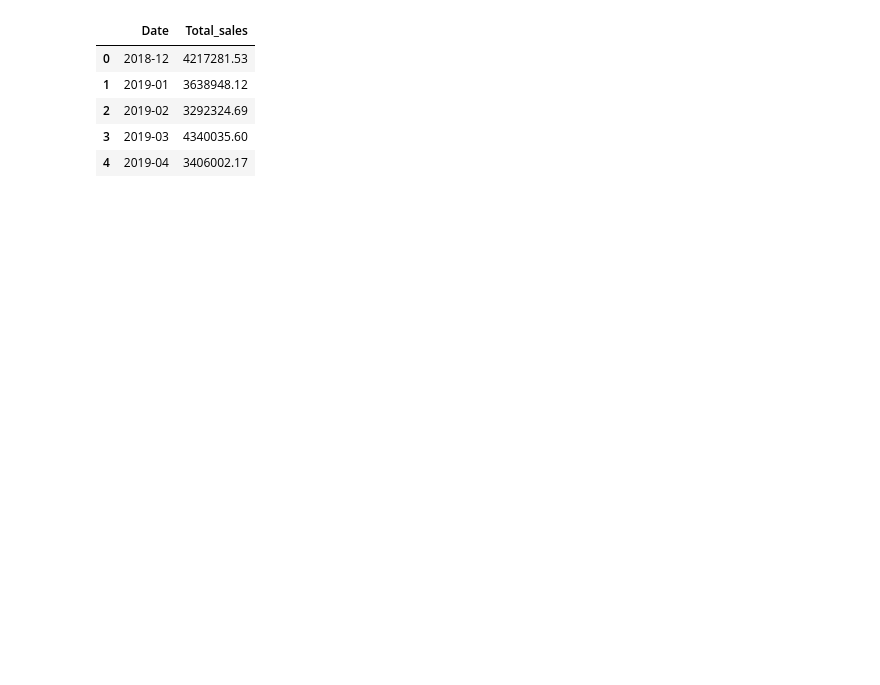
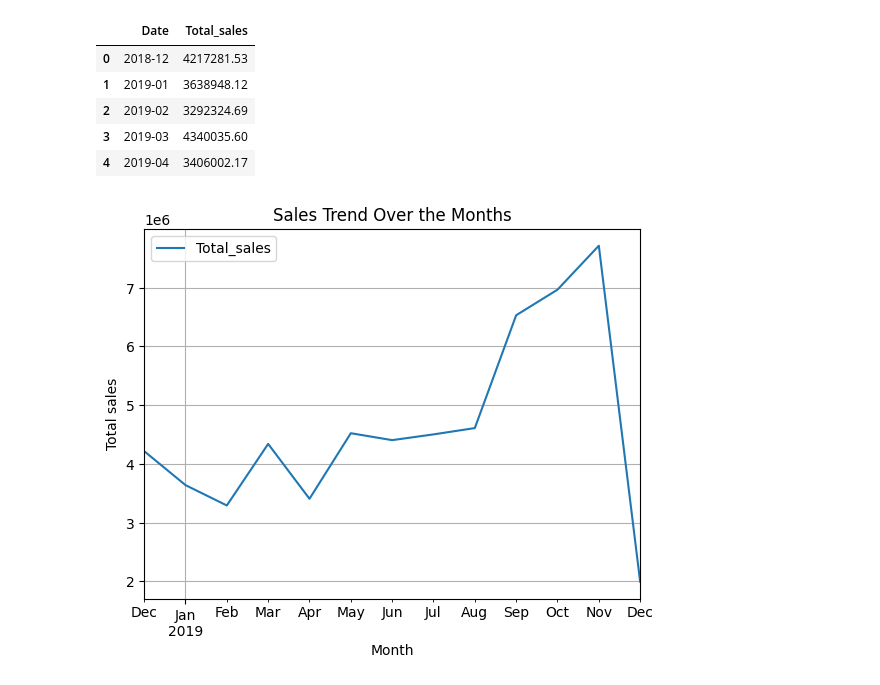
Before and after one commit to Oluyomy/Transforming_e-commerce_transactions, a Jupyter notebook: transactions.ipynb, the cells around one changed output. Drawn from its saved outputs; the diff is of its cells as text; code cells hidden in the pictures; blank space fills up the shorter version.

Commit message:
trends

```diff
--- a/transactions.ipynb
+++ b/transactions.ipynb
@@ -196,3 +196,14 @@ month_total.head()
 | 2 | 2019-02 | 3292324.69 |
 | 3 | 2019-03 | 4340035.60 |
 | 4 | 2019-04 | 3406002.17 |
+# %%
+import pandas as pd
+import matplotlib.pyplot as plt
+
+# Plot the data using Pandas DataFrame's plot method
+month_total.plot(x='Date', y='Total_sales', kind='line', title='Sales Trend Over the Months')
+plt.xlabel('Month')
+plt.ylabel('Total sales')
+plt.grid(True)
+# %% [output]
+[figure, added]
```
Also changed, not shown: parts of 5 cells of this notebook, 1 other file.
